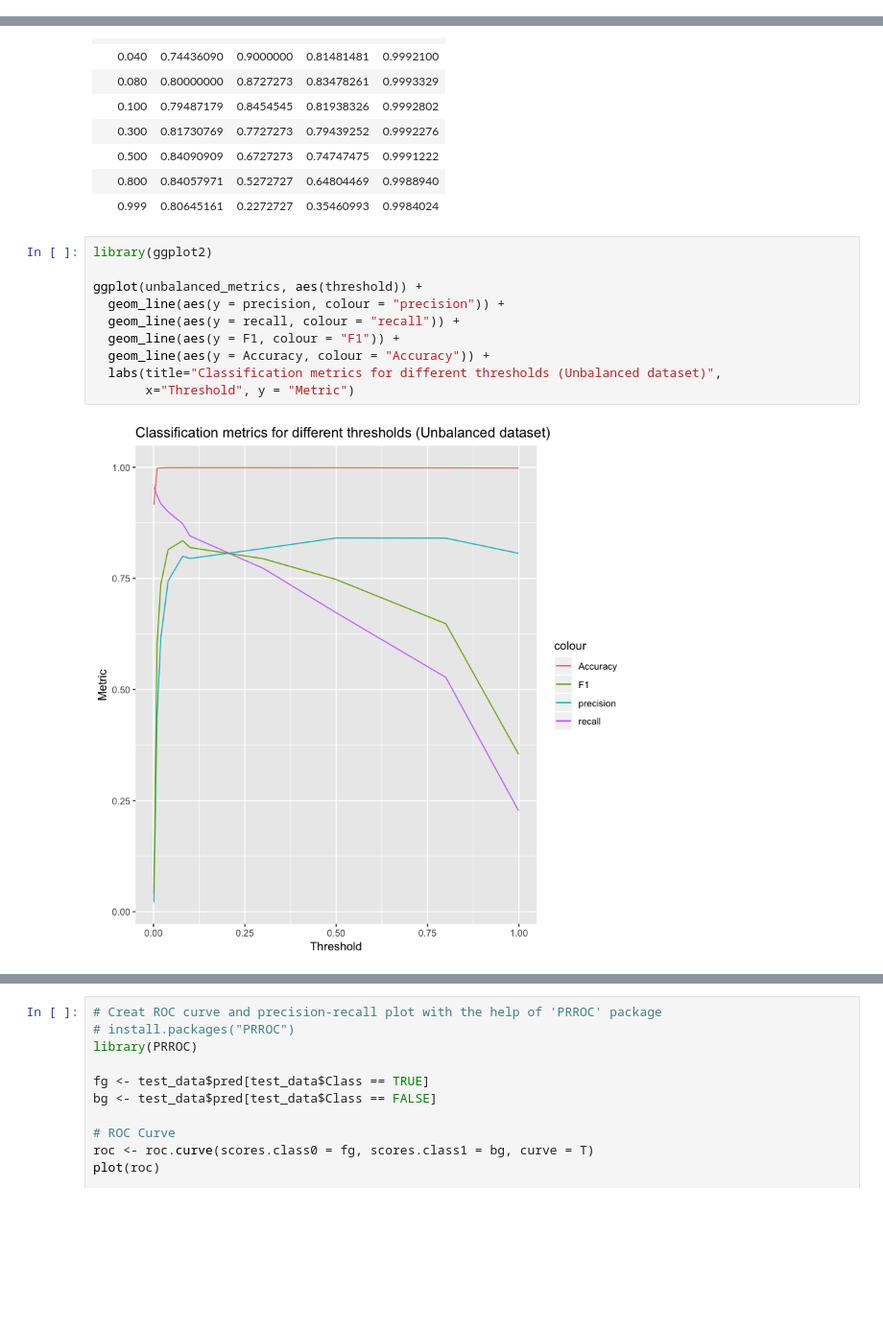
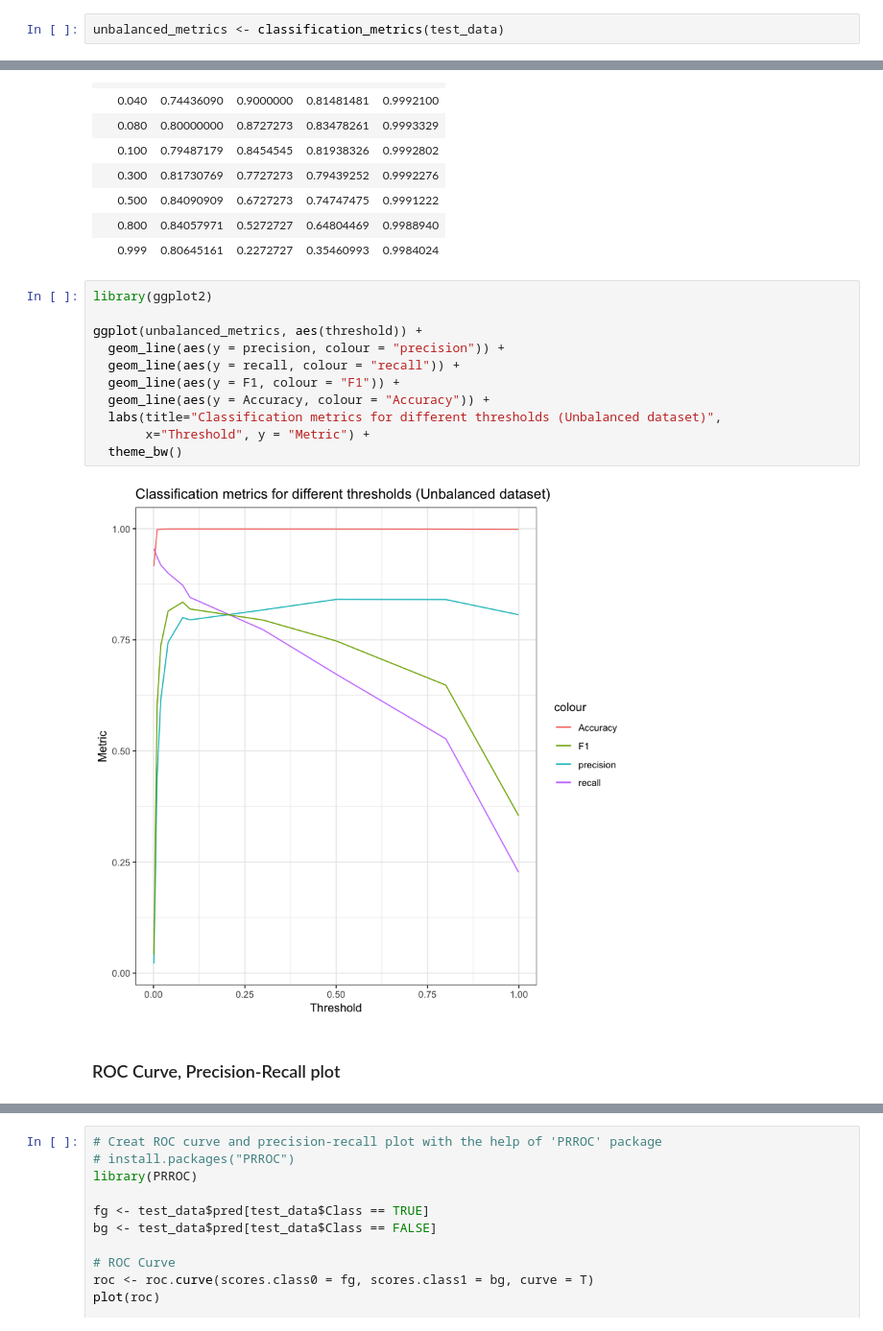
Before and after one commit to Data-Analytics-for-Cybersecurity/credit_card_fraud_detection, a Jupyter notebook: credit_card_fraud_detection.ipynb, the cells around one changed output, grey strips where cells are left out. Shown at 96% size. Cells and saved outputs as stored; diff of their text form; blank space fills up the shorter version.

```diff
--- a/credit_card_fraud_detection.ipynb
+++ b/credit_card_fraud_detection.ipynb
@@ -259,3 +321,5 @@ unbalanced_metrics <- do.call(rbind, Map(data.frame, threshold=threshold_list,
+# %%
+unbalanced_metrics <- classification_metrics(test_data)
 # %%
 unbalanced_metrics
 # %% [output]
@@ -273,12 +337,15 @@ unbalanced_metrics
 # %%
 library(ggplot2)
 
 ggplot(unbalanced_metrics, aes(threshold)) +
   geom_line(aes(y = precision, colour = "precision")) +
   geom_line(aes(y = recall, colour = "recall")) +
   geom_line(aes(y = F1, colour = "F1")) +
   geom_line(aes(y = Accuracy, colour = "Accuracy")) +
   labs(title="Classification metrics for different thresholds (Unbalanced dataset)",
-       x="Threshold", y = "Metric")
+       x="Threshold", y = "Metric") +
+  theme_bw()
 # %% [output]
-[figure, old version]
+[figure, new version]
+# %% [markdown]
+### ROC Curve, Precision-Recall plot
```
Also changed, not shown: parts of 54 cells of this notebook.
